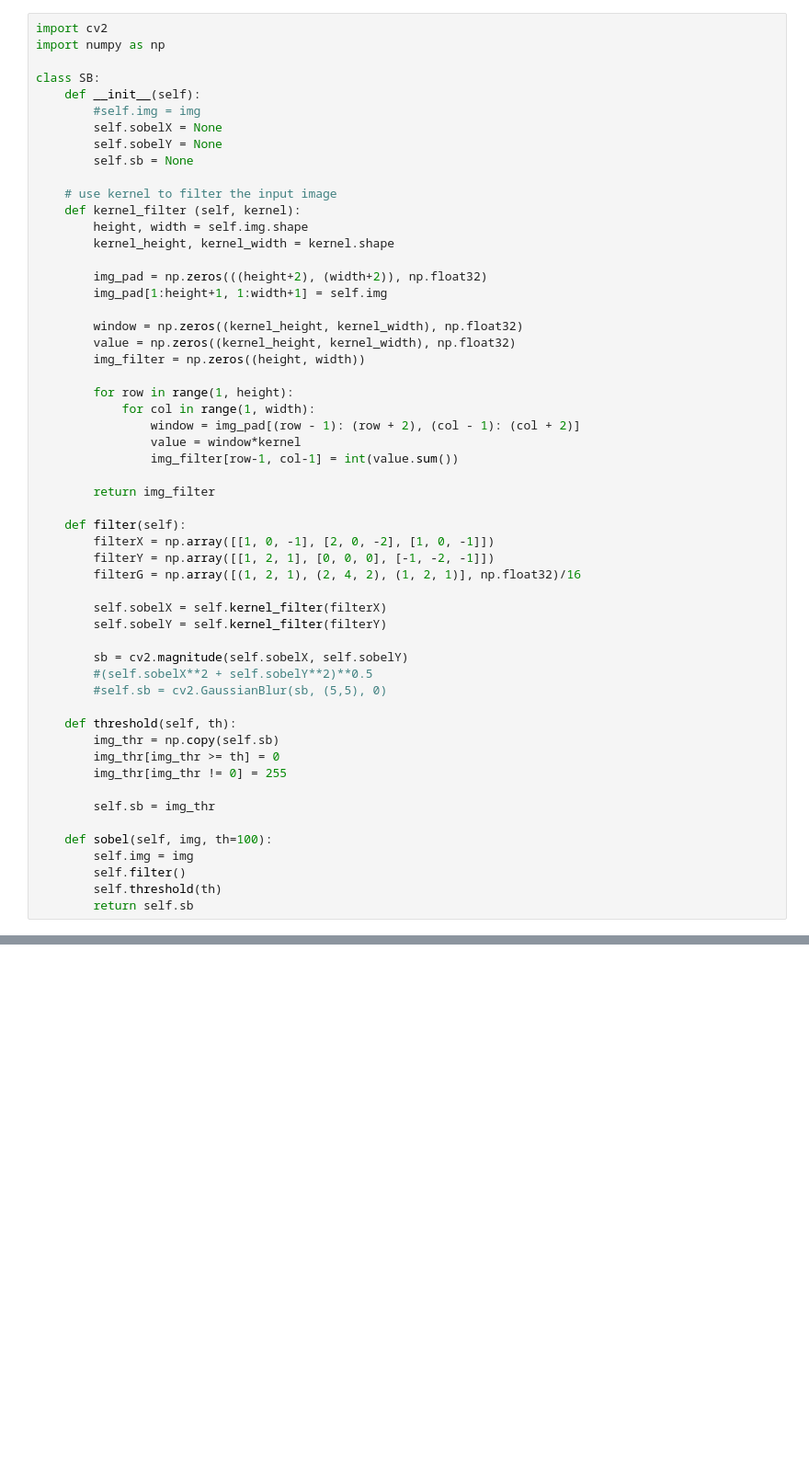
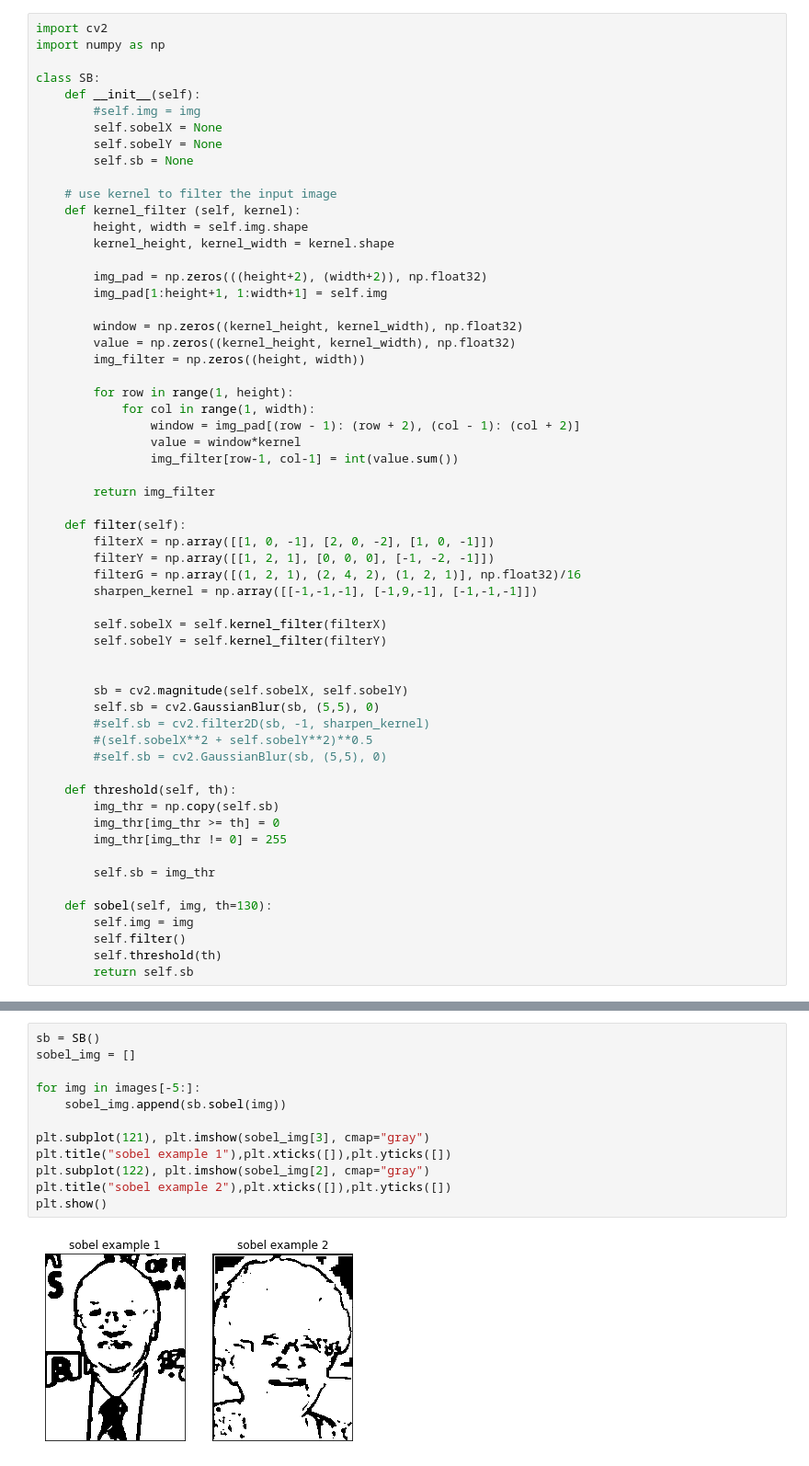
Before and after one commit to SteveSJLee/ECSE415, a Jupyter notebook: src/ECSE415_Project.ipynb, the cells around one changed output, grey strips where cells are left out. Shown: that part at 92% size. Drawn from its saved outputs; the diff is of its cells as text; blank space fills up the shorter version.

```diff
--- a/src/ECSE415_Project.ipynb
+++ b/src/ECSE415_Project.ipynb
@@ -33,11 +37,15 @@ class SB:
         filterX = np.array([[1, 0, -1], [2, 0, -2], [1, 0, -1]])
         filterY = np.array([[1, 2, 1], [0, 0, 0], [-1, -2, -1]])
         filterG = np.array([(1, 2, 1), (2, 4, 2), (1, 2, 1)], np.float32)/16
+        sharpen_kernel = np.array([[-1,-1,-1], [-1,9,-1], [-1,-1,-1]])
 
         self.sobelX = self.kernel_filter(filterX)
         self.sobelY = self.kernel_filter(filterY)
 
+
         sb = cv2.magnitude(self.sobelX, self.sobelY)
+        self.sb = cv2.GaussianBlur(sb, (5,5), 0)
+        #self.sb = cv2.filter2D(sb, -1, sharpen_kernel)
         #(self.sobelX**2 + self.sobelY**2)**0.5
         #self.sb = cv2.GaussianBlur(sb, (5,5), 0)
 
@@ -48,7 +56,7 @@ class SB:
 
         self.sb = img_thr
 
-    def sobel(self, img, th=100):
+    def sobel(self, img, th=130):
         self.img = img
         self.filter()
         self.threshold(th)
@@ -97,0 +91,14 @@ for img in images[-5:]:
+# %%
+sb = SB()
+sobel_img = []
+
+for img in images[-5:]:
+    sobel_img.append(sb.sobel(img))
+
+plt.subplot(121), plt.imshow(sobel_img[3], cmap="gray")
+plt.title("sobel example 1"),plt.xticks([]),plt.yticks([])
+plt.subplot(122), plt.imshow(sobel_img[2], cmap="gray")
+plt.title("sobel example 2"),plt.xticks([]),plt.yticks([])
+plt.show()
+# %% [output]
+[figure, added]
```
Also changed, not shown: parts of 14 cells of this notebook, 2 other files.
